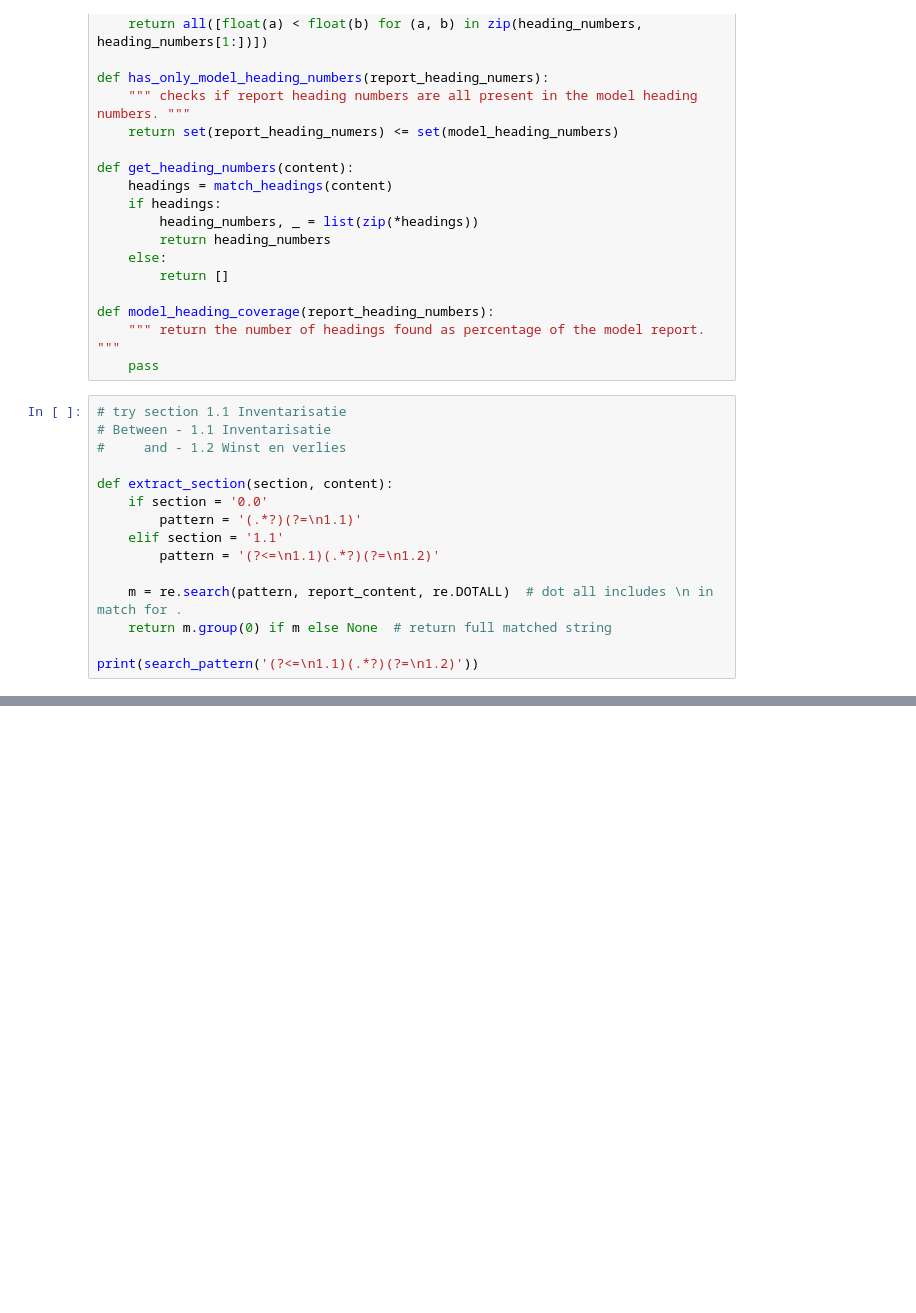
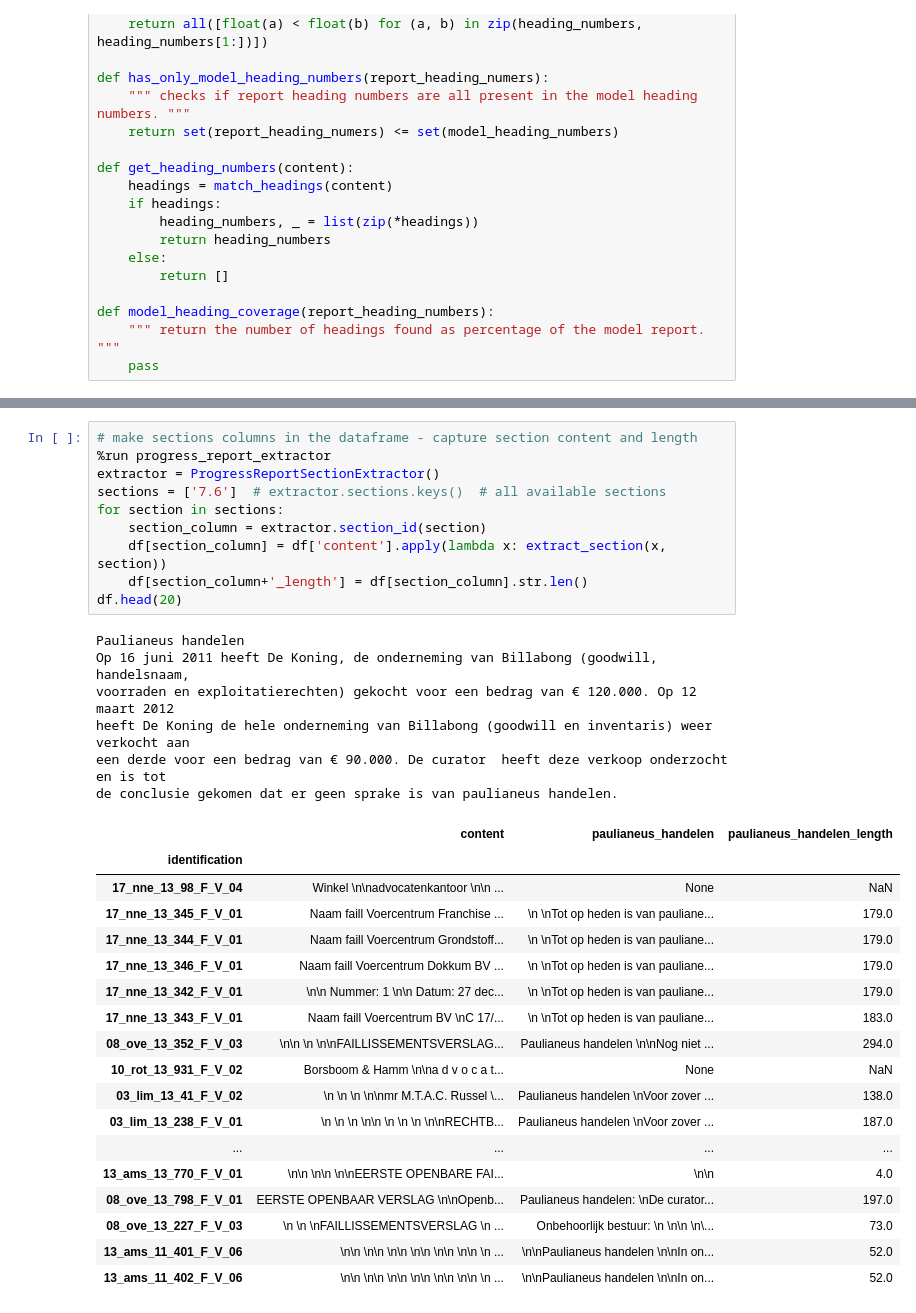
Before and after one commit to quantleap/is-ds-thesis, a Jupyter notebook: notebooks/Reports - dataset description.ipynb, the cells around one changed output, grey strips where cells are left out. Cells and saved outputs as stored; diff of their text form; blank space fills up the shorter version.

```diff
--- a/notebooks/Reports - dataset description.ipynb
+++ b/notebooks/Reports - dataset description.ipynb
@@ -406,18 +407,3 @@ def get_heading_numbers(content):
 def model_heading_coverage(report_heading_numbers):
     """ return the number of headings found as percentage of the model report. """
     pass
-# %%
-# try section 1.1 Inventarisatie
-# Between - 1.1 Inventarisatie
-#     and - 1.2 Winst en verlies
-
-def extract_section(section, content):
-    if section = '0.0'
-        pattern = '(.*?)(?=\n1.1)'
-    elif section = '1.1'
-        pattern = '(?<=\n1.1)(.*?)(?=\n1.2)'
-
-    m = re.search(pattern, report_content, re.DOTALL)  # dot all includes \n in match for .
-    return m.group(0) if m else None  # return full matched string
-
-print(search_pattern('(?<=\n1.1)(.*?)(?=\n1.2)'))
@@ -456,0 +421,35 @@ Insolventienummer:
+# %%
+# make sections columns in the dataframe - capture section content and length
+%run progress_report_extractor
+extractor = ProgressReportSectionExtractor()
+sections = ['7.6']  # extractor.sections.keys()  # all available sections
+for section in sections:
+    section_column = extractor.section_id(section)
+    df[section_column] = df['content'].apply(lambda x: extract_section(x, section))
+    df[section_column+'_length'] = df[section_column].str.len()
+df.head(20)
+# %% [output]
+Paulianeus handelen
+Op 16 juni 2011 heeft De Koning, de onderneming van Billabong (goodwill, handelsnaam,
+voorraden en exploitatierechten) gekocht voor een bedrag van € 120.000. Op 12 maart 2012
+heeft De Koning de hele onderneming van Billabong (goodwill en inventaris) weer verkocht aan
+een derde voor een bedrag van € 90.000. De curator  heeft deze verkoop onderzocht en is tot
+de conclusie gekomen dat er geen sprake is van paulianeus handelen.
+|  | content | paulianeus_handelen | paulianeus_handelen_length |
+| identification |  |  |  |
+| 17_nne_13_98_F_V_04 | Winkel \n\nadvocatenkantoor \n\n ... | None | NaN |
+| 17_nne_13_345_F_V_01 | Naam faill Voercentrum Franchise ... | \n \nTot op heden is van pauliane... | 179.0 |
+| 17_nne_13_344_F_V_01 | Naam faill Voercentrum Grondstoff... | \n \nTot op heden is van pauliane... | 179.0 |
+| 17_nne_13_346_F_V_01 | Naam faill Voercentrum Dokkum BV ... | \n \nTot op heden is van pauliane... | 179.0 |
+| 17_nne_13_342_F_V_01 | \n\n Nummer: 1 \n\n Datum: 27 dec... | \n \nTot op heden is van pauliane... | 179.0 |
+| 17_nne_13_343_F_V_01 | Naam faill Voercentrum BV \nC 17/... | \n \nTot op heden is van pauliane... | 183.0 |
+| 08_ove_13_352_F_V_03 | \n\n \n \n\nFAILLISSEMENTSVERSLAG... | Paulianeus handelen \n\nNog niet ... | 294.0 |
+| 10_rot_13_931_F_V_02 | Borsboom & Hamm \n\na d v o c a t... | None | NaN |
+| 03_lim_13_41_F_V_02 | \n \n \n \n\nmr M.T.A.C. Russel \... | Paulianeus handelen \nVoor zover ... | 138.0 |
+| 03_lim_13_238_F_V_01 | \n \n \n \n\n \n \n \n \n\nRECHTB... | Paulianeus handelen \nVoor zover ... | 187.0 |
+| ... | ... | ... | ... |
+| 13_ams_13_770_F_V_01 | \n\n \n\n \n\nEERSTE OPENBARE FAI... | \n\n | 4.0 |
+| 08_ove_13_798_F_V_01 | EERSTE OPENBAAR VERSLAG \n\nOpenb... | Paulianeus handelen: \nDe curator... | 197.0 |
+| 08_ove_13_227_F_V_03 | \n \n \nFAILLISSEMENTSVERSLAG \n ... | Onbehoorlijk bestuur: \n \n\n \n\... | 73.0 |
+| 13_ams_11_401_F_V_06 | \n\n \n\n \n\n \n\n \n\n \n\n \n ... | \n\nPaulianeus handelen \n\nIn on... | 52.0 |
+| 13_ams_11_402_F_V_06 | \n\n \n\n \n\n \n\n \n\n \n\n \n ... | \n\nPaulianeus handelen \n\nIn on... | 52.0 |
```
Also changed, not shown: parts of 22 cells of this notebook, 3 other files.
